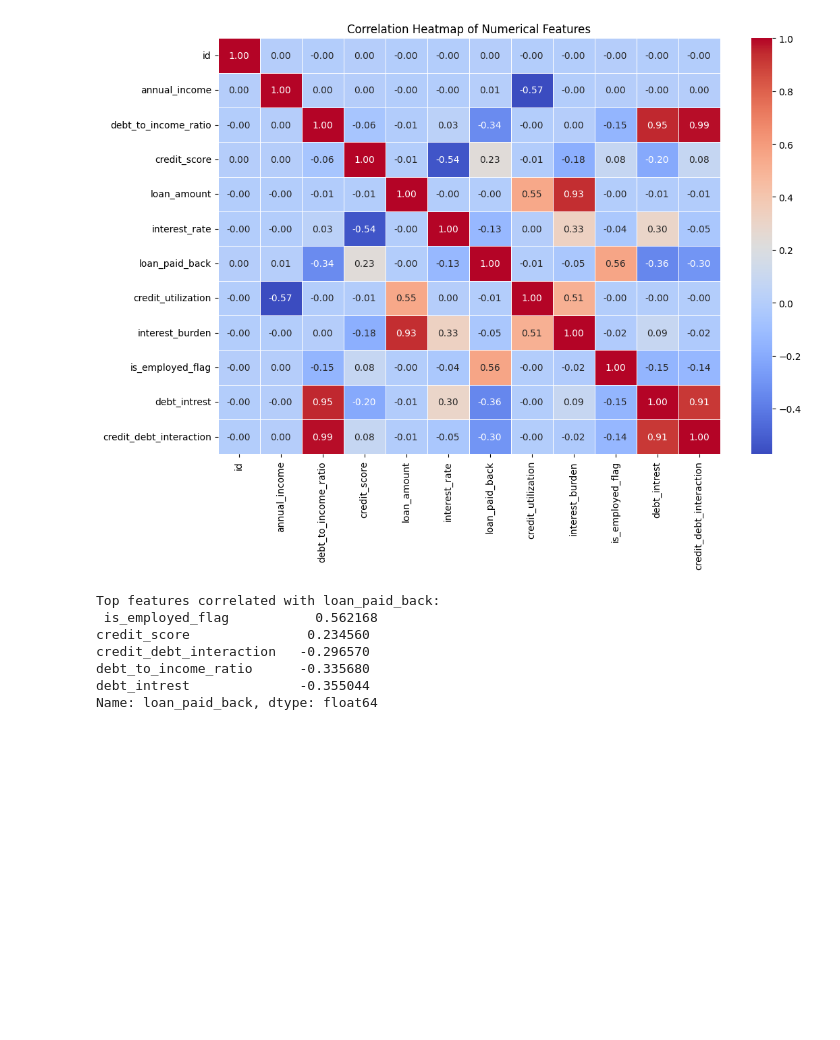
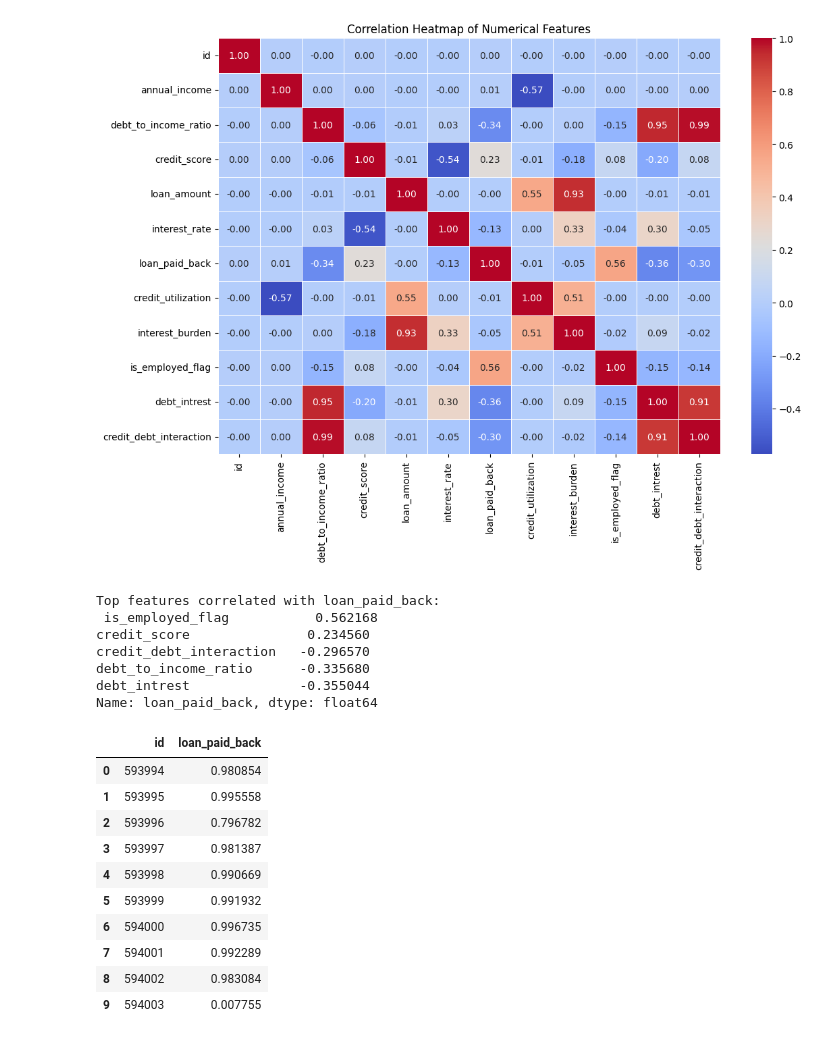
Before and after one commit to cringe-syco/ML, a Jupyter notebook: data/loan_payback/notebooks/loan_payback.ipynb, the cells around one changed output. Drawn from its saved outputs; the diff is of its cells as text; code cells hidden in the pictures; blank space fills up the shorter version.

```diff
--- a/notebooks/loan_payback.ipynb
+++ b/data/loan_payback/notebooks/loan_payback.ipynb
@@ -418,3 +418,20 @@ credit_debt_interaction   -0.296570
 debt_to_income_ratio      -0.335680
 debt_intrest              -0.355044
 Name: loan_paid_back, dtype: float64
+# %%
+fp = r"C:\Users\16yas\Downloads\test_lgbm_cv_0.9221931142927451.csv"
+df = pd.read_csv(fp)
+# %%
+df.head(10)
+# %% [output]
+|  | id | loan_paid_back |
+| 0 | 593994 | 0.980854 |
+| 1 | 593995 | 0.995558 |
+| 2 | 593996 | 0.796782 |
+| 3 | 593997 | 0.981387 |
+| 4 | 593998 | 0.990669 |
+| 5 | 593999 | 0.991932 |
+| 6 | 594000 | 0.996735 |
+| 7 | 594001 | 0.992289 |
+| 8 | 594002 | 0.983084 |
+| 9 | 594003 | 0.007755 |
```
Also changed, not shown: parts of 3 cells of this notebook, 7 other files.
